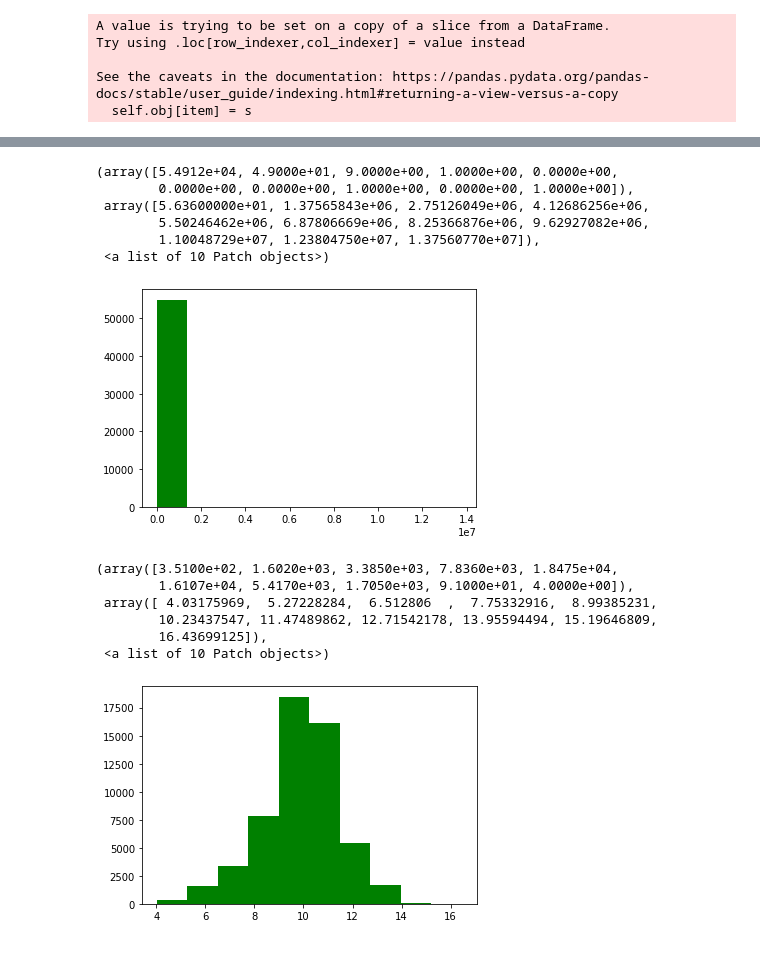
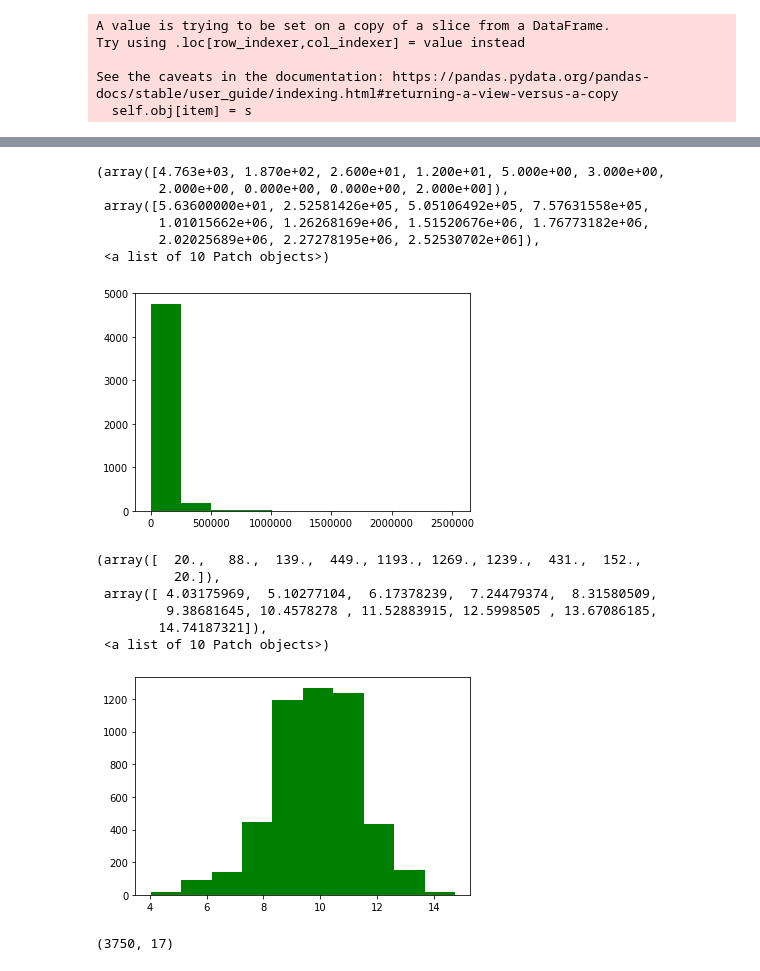
Before and after one commit to samanghous/postreach, a Jupyter notebook: Model.ipynb, the cells around one changed output, grey strips where cells are left out. Saved outputs shown, nothing was run; the diff lists cells and outputs as text; code cells hidden in the pictures.

```diff
--- a/Model.ipynb
+++ b/Model.ipynb
@@ -44,8 +60,10 @@ dtype: int64
+# %%
+data=data.sample(n = 5000)
 # %%
 x_col = [ 'followers', 'article', 'document', 'image', 'poll', 'text', 'video', 'achievement', 'call to action',
          'insights', 'job opening', 'other', 'num_hashtags', 'num_links', 'contlen' ]
 y_col = ['Impressions']
 # %%
-X = data[x_col]
-y = data[y_col]
-y=y['Impressions']
+X_main = data[x_col]
+y_main = data[y_col]
+y_main=y_main['Impressions']
@@ -170,21 +193,21 @@ for i in X.columns:
 # %%
-plt.hist(y  , color='g' )
+plt.hist(y_main  , color='g' )
 # %% [output]
-(array([5.4912e+04, 4.9000e+01, 9.0000e+00, 1.0000e+00, 0.0000e+00,
-        0.0000e+00, 0.0000e+00, 1.0000e+00, 0.0000e+00, 1.0000e+00]),
- array([5.63600000e+01, 1.37565843e+06, 2.75126049e+06, 4.12686256e+06,
-        5.50246462e+06, 6.87806669e+06, 8.25366876e+06, 9.62927082e+06,
-        1.10048729e+07, 1.23804750e+07, 1.37560770e+07]),
+(array([4.763e+03, 1.870e+02, 2.600e+01, 1.200e+01, 5.000e+00, 3.000e+00,
+        2.000e+00, 0.000e+00, 0.000e+00, 2.000e+00]),
+ array([5.63600000e+01, 2.52581426e+05, 5.05106492e+05, 7.57631558e+05,
+        1.01015662e+06, 1.26268169e+06, 1.51520676e+06, 1.76773182e+06,
+        2.02025689e+06, 2.27278195e+06, 2.52530702e+06]),
  <a list of 10 Patch objects>)
-[figure, old version]
+[figure, new version]
 # %%
-plt.hist(np.log(y)  , color='g')
+plt.hist(np.log(y_main)  , color='g')
 # %% [output]
-(array([3.5100e+02, 1.6020e+03, 3.3850e+03, 7.8360e+03, 1.8475e+04,
-        1.6107e+04, 5.4170e+03, 1.7050e+03, 9.1000e+01, 4.0000e+00]),
- array([ 4.03175969,  5.27228284,  6.512806  ,  7.75332916,  8.99385231,
-        10.23437547, 11.47489862, 12.71542178, 13.95594494, 15.19646809,
-        16.43699125]),
+(array([  20.,   88.,  139.,  449., 1193., 1269., 1239.,  431.,  152.,
+          20.]),
+ array([ 4.03175969,  5.10277104,  6.17378239,  7.24479374,  8.31580509,
+         9.38681645, 10.4578278 , 11.52883915, 12.5998505 , 13.67086185,
+        14.74187321]),
  <a list of 10 Patch objects>)
-[figure, old version]
+[figure, new version]
 # %%
@@ -192,3 +218,7 @@ y=np.log(y)
+# %%
+X.shape
+# %% [output]
+(3750, 17)
 # %%
 from sklearn.model_selection import train_test_split
 X_train, X_test, y_train, y_test = train_test_split(X, y, test_size=0.2, random_state=42)
```
Also changed, not shown: parts of 30 cells of this notebook, 11 other files.
